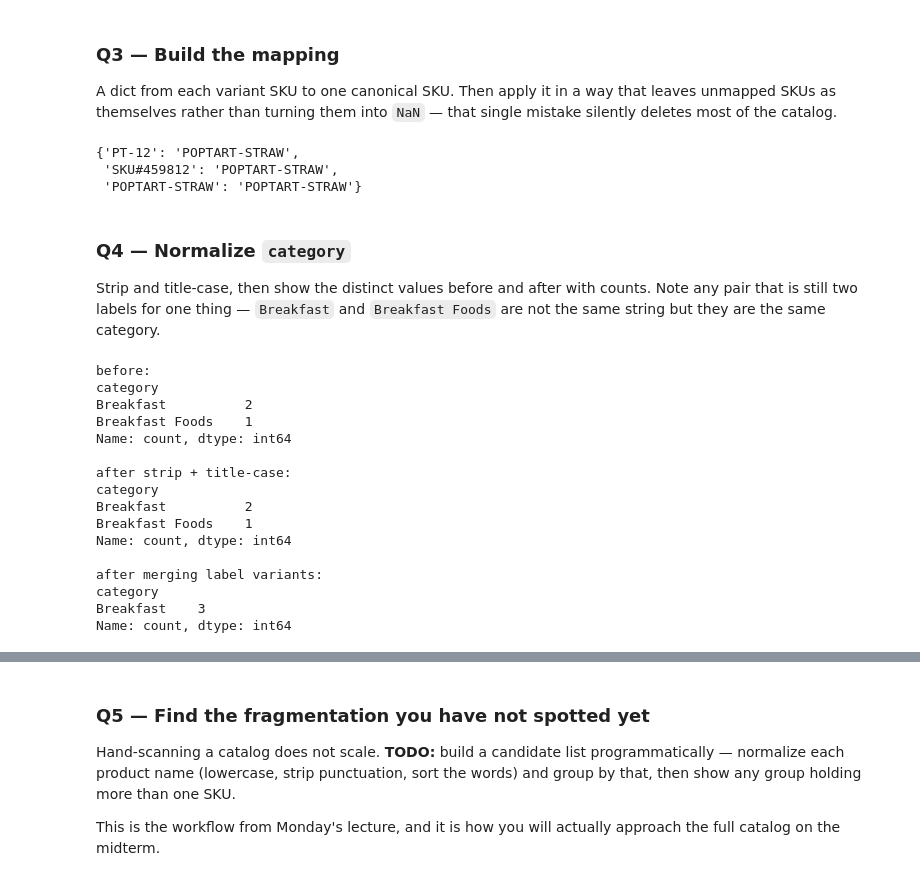
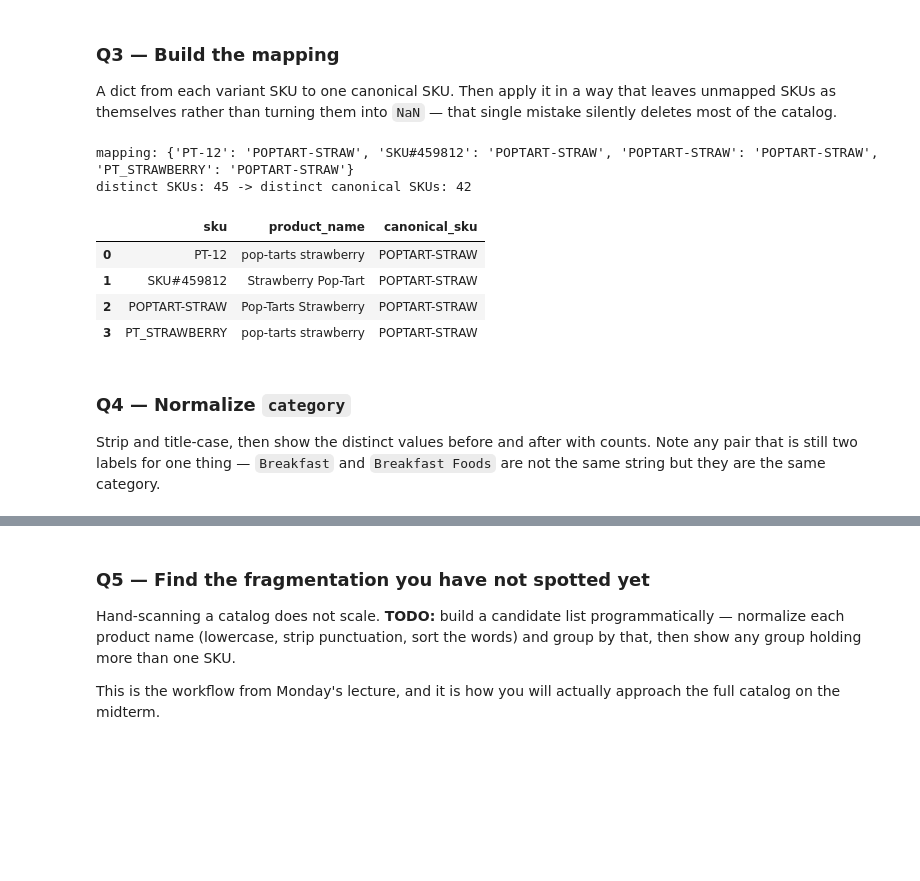
Before and after one commit to EstherMan05/ds2002-fa26, a Jupyter notebook: notebooks/05-etl-walmart/2026-10-16 — Walmart Warm-Up SKU Mess — Lab.ipynb, the cells around one changed output, grey strips where cells are left out. Cells and saved outputs as stored; diff of their text form; code cells hidden in the pictures; blank space fills up the shorter version.

```diff
--- a/notebooks/05-etl-walmart/2026-10-16 — Walmart Warm-Up SKU Mess — Lab.ipynb
+++ b/notebooks/05-etl-walmart/2026-10-16 — Walmart Warm-Up SKU Mess — Lab.ipynb
@@ -74,45 +83,23 @@ A dict from each variant SKU to one canonical SKU. Then apply it in a way that l
 # %%
 rows_before = len(cat)
 
 CANON = {sku: 'POPTART-STRAW' for sku in straw['sku']}
+print('mapping:', CANON)
 
-cat['canonical_sku'] = cat['sku'].map(CANON).fillna(cat['sku'])   # unmapped SKUs keep themselves
-CANON
+# .map() gives NaN for unmapped SKUs, so fillna with the original SKU keeps them as themselves.
+cat['canonical_sku'] = cat['sku'].map(CANON).fillna(cat['sku'])
+
+print('distinct SKUs:', cat['sku'].nunique(), '-> distinct canonical SKUs:', cat['canonical_sku'].nunique())
+cat[cat['canonical_sku'] == 'POPTART-STRAW'][['sku', 'product_name', 'canonical_sku']]
 # %% [output]
-{'PT-12': 'POPTART-STRAW',
- 'SKU#459812': 'POPTART-STRAW',
- 'POPTART-STRAW': 'POPTART-STRAW'}
+mapping: {'PT-12': 'POPTART-STRAW', 'SKU#459812': 'POPTART-STRAW', 'POPTART-STRAW': 'POPTART-STRAW', 'PT_STRAWBERRY': 'POPTART-STRAW'}
+distinct SKUs: 45 -> distinct canonical SKUs: 42
+|  | sku | product_name | canonical_sku |
+| 0 | PT-12 | pop-tarts strawberry | POPTART-STRAW |
+| 1 | SKU#459812 | Strawberry Pop-Tart | POPTART-STRAW |
+| 2 | POPTART-STRAW | Pop-Tarts Strawberry | POPTART-STRAW |
+| 3 | PT_STRAWBERRY | pop-tarts strawberry | POPTART-STRAW |
 # %% [markdown]
 ### Q4 — Normalize `category`
 
 Strip and title-case, then show the distinct values before and after with counts. Note any pair that is still two labels for one thing — `Breakfast` and `Breakfast Foods` are not the same string but they are the same category.
-# %%
-print('before:')
-print(cat['category'].value_counts(dropna=False))
-
-cat['category'] = cat['category'].str.strip().str.title()
-print('\nafter strip + title-case:')
-print(cat['category'].value_counts(dropna=False))
-
-# Same thing, different string: a business-level merge, decided explicitly
-CAT_MAP = {'Breakfast Foods': 'Breakfast'}
-cat['category'] = cat['category'].replace(CAT_MAP)
-print('\nafter merging label variants:')
-print(cat['category'].value_counts(dropna=False))
-# %% [output]
-before:
-category
-Breakfast          2
-Breakfast Foods    1
-Name: count, dtype: int64
-
-after strip + title-case:
-category
-Breakfast          2
-Breakfast Foods    1
-Name: count, dtype: int64
-
-after merging label variants:
-category
-Breakfast    3
-Name: count, dtype: int64
```
Also changed, not shown: parts of 13 cells of this notebook.
